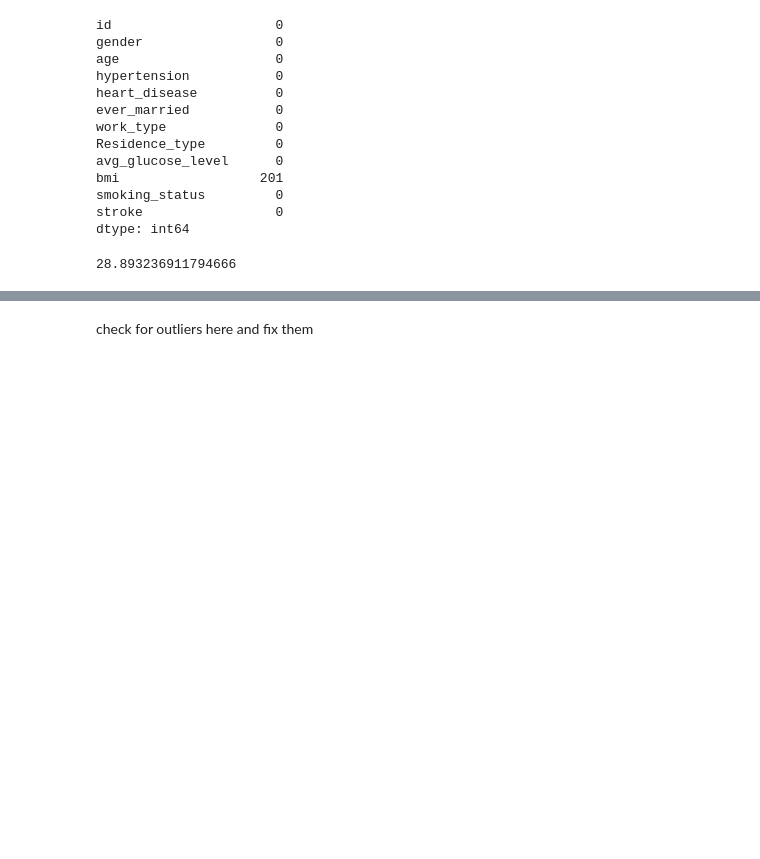
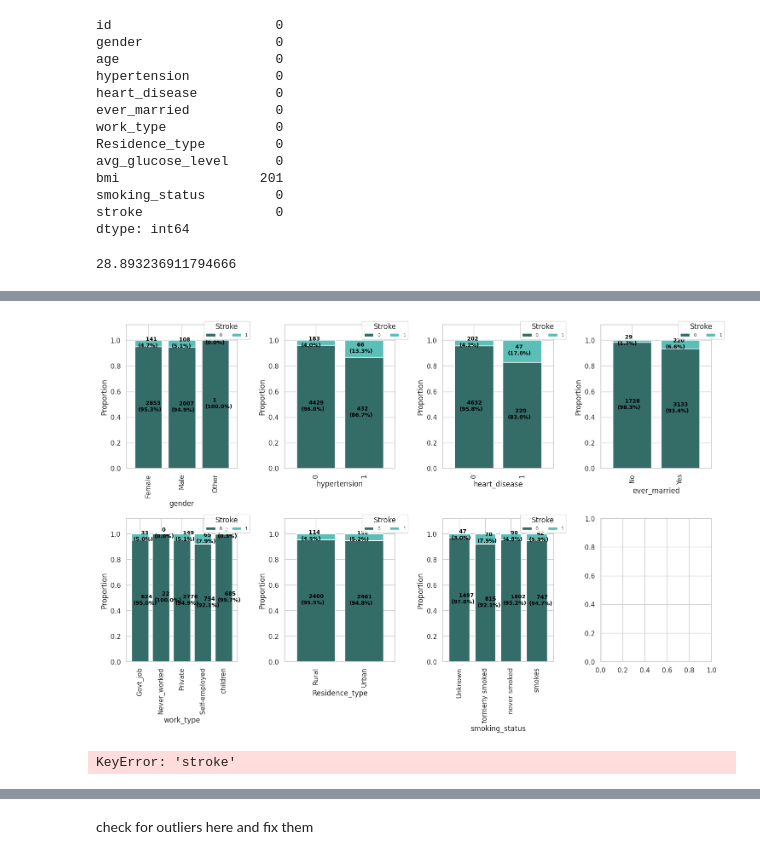
Before and after one commit to Pratham-99-Sh/DataScienceProject, a Jupyter notebook: trying/finalFile.ipynb, the cells around one changed output, grey strips where cells are left out. Saved outputs shown, nothing was run; the diff lists cells and outputs as text; code cells hidden in the pictures; blank space fills up the shorter version.

Commit message:
tried more graphs and correlation

```diff
--- a/trying/finalFile.ipynb
+++ b/trying/finalFile.ipynb
@@ -120,3 +123,56 @@ fig.show()
+# %%
+import matplotlib.pyplot as plt
+from matplotlib.colors import ListedColormap
+
+x_cols = ['gender', 'hypertension', 'heart_disease', 'ever_married', 'work_type', 'Residence_type', 'smoking_status']
+y_col = 'stroke'
+
+# Create subplots
+fig, axes = plt.subplots(nrows=2, ncols=4, figsize=(15, 10))
+
+for i, col in enumerate(x_cols):
+    # Create a cross tabulation showing the proportion of the target variable for each category of the feature
+    cross_tab = pd.crosstab(index=df[col], columns=df[y_col])
+    cross_tab_prop = cross_tab.div(cross_tab.sum(1).astype(float), axis=0)  # Normalize the data
+
+    # Define colormap
+    cmp = ListedColormap(['#346c68', '#5bbeb7'])
+
+    # Plot stacked bar charts
+    x, y = i // 4, i % 4
+    cross_tab_prop.plot(kind='bar', stacked=True, width=0.8, colormap=cmp,
+                        legend=False, ylabel='Proportion', ax=axes[x, y])
+
+    # Add labels and counts to the bars
+    for idx, val in enumerate(cross_tab_prop.index.values):
+        for proportion, count, y_location in zip(cross_tab_prop.loc[val], cross_tab.loc[val], cross_tab_prop.loc[val].cumsum()):
+            axes[x, y].text(x=idx - 0.3, y=(y_location - proportion) + (proportion / 2) - 0.03,
+                             s=f'    {count}\n({np.round(proportion * 100, 1)}%)',
+                             color="black", fontsize=9, fontweight="bold")
+
+    # Add legend
+    axes[x, y].legend(title=y_col.capitalize(), loc=(0.7, 0.9), fontsize=8, ncol=2)
+
+    # Set y limit
+    axes[x, y].set_ylim([0, 1.12])
+
+plt.tight_layout()
+plt.show()
+# %% [output]
+[figure, added]
+# %%
+import cufflinks as cf
+cf.go_offline()
+cf.set_config_file(offline=False, world_readable=True)
+
+strokeG = df.loc[df['stroke']== 1].reset_index()
+
+strokeG["male_age"]=strokeG[strokeG["gender"]=="Male"]["age"]
+strokeG["female_age"]=strokeG[strokeG["gender"]=="Female"]["age"]
+strokeG[["male_age","female_age"]].iplot(kind="histogram", bins=20, theme="white", title="Stroke Ages",
+         xTitle='Ages', yTitle='Count')
+# %% [output]
+KeyError: 'stroke'
 # %%
 df.describe()
 # %% [output]
```
Also changed, not shown: parts of 24 cells of this notebook.
